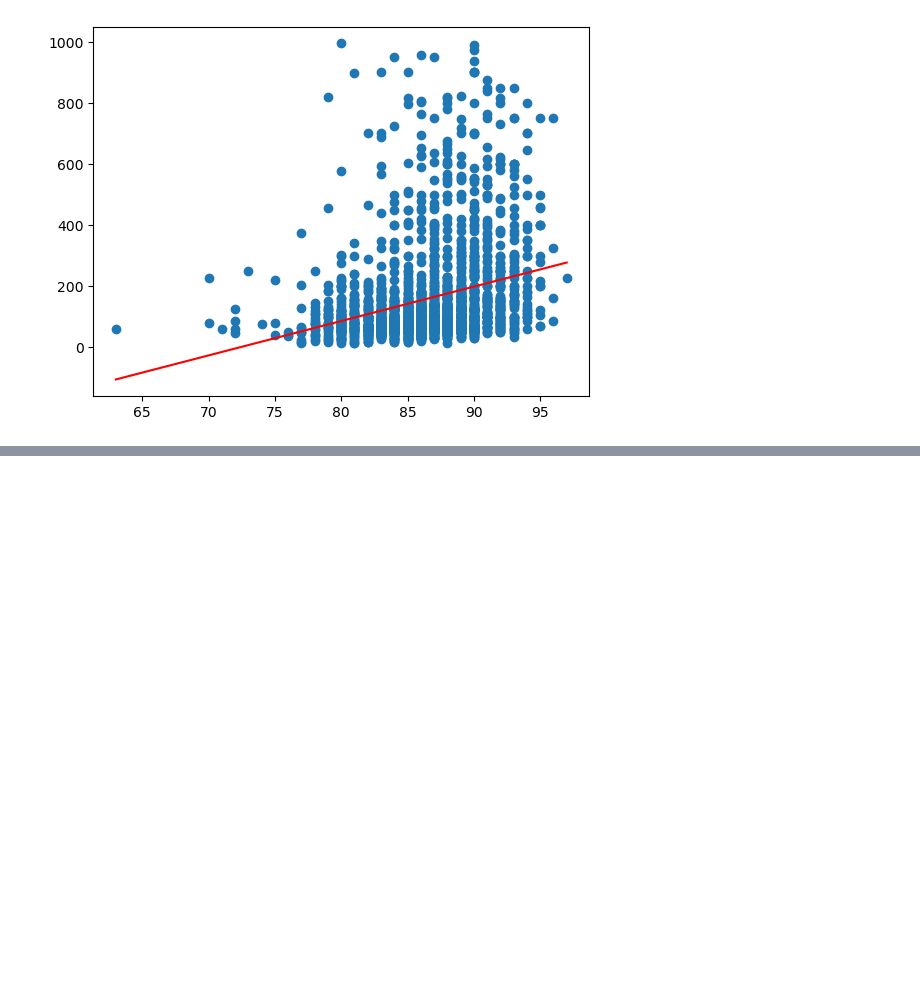
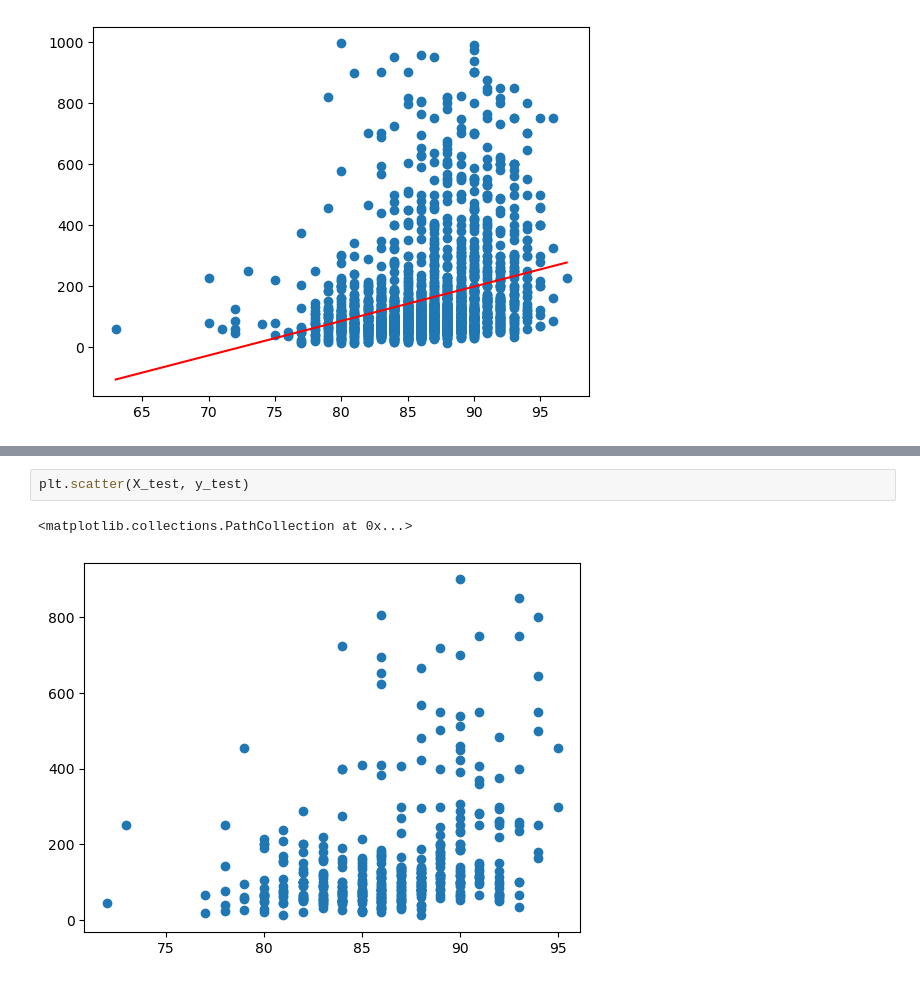
Before and after one commit to mcsadri/linear-regression, a Jupyter notebook: linear-regresssion.ipynb, the cells around one changed output, grey strips where cells are left out. Cells and saved outputs as stored; diff of their text form; blank space fills up the shorter version.

```diff
--- a/linear-regresssion.ipynb
+++ b/linear-regresssion.ipynb
@@ -179,0 +196,5 @@ plt.show()
+# %%
+plt.scatter(X_test, y_test)
+# %% [output]
+<matplotlib.collections.PathCollection at 0x...>
+[figure, added]
```
Also changed, not shown: parts of 6 cells of this notebook.
